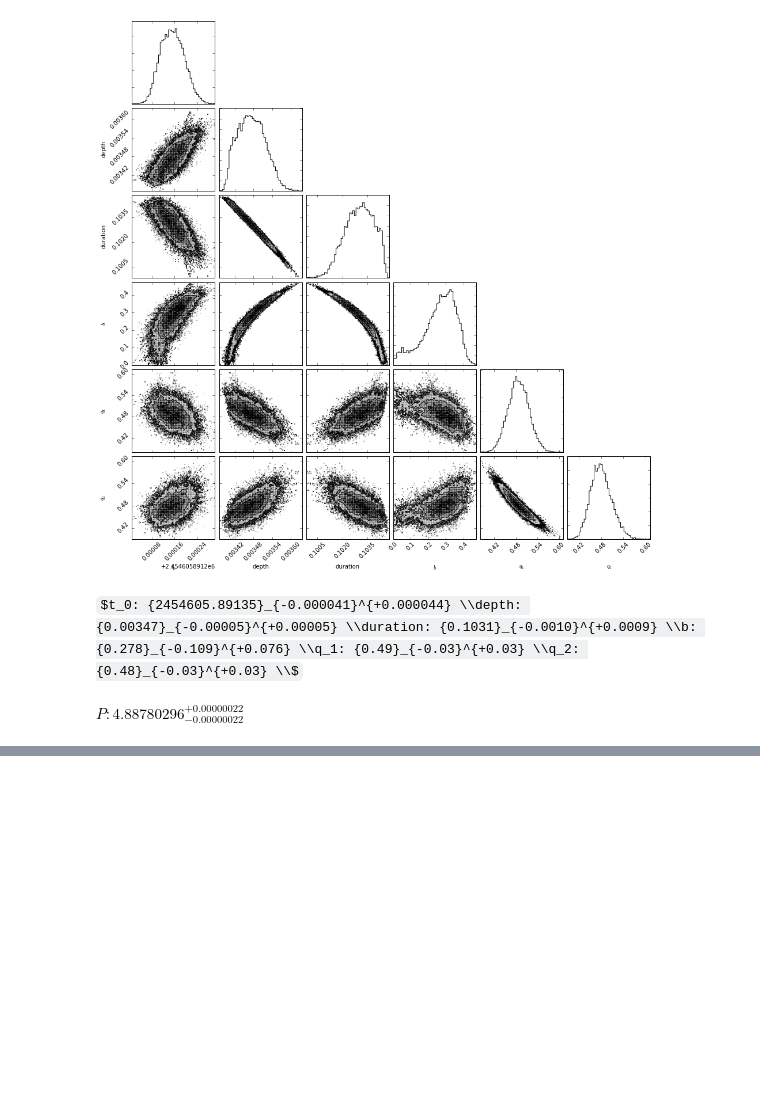
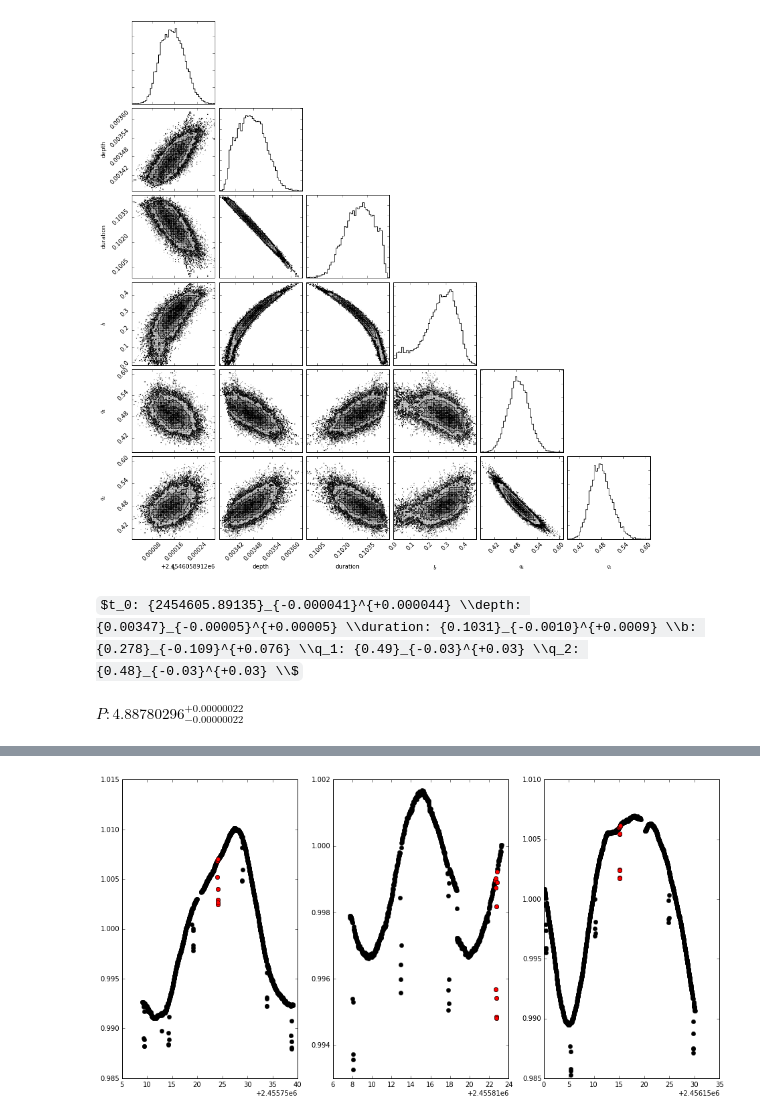
Before and after one commit to bmorris3/hat-11, a Jupyter notebook: data/fit_transit.ipynb, the cells around one changed output, grey strips where cells are left out. Saved outputs shown, nothing was run; the diff lists cells and outputs as text; code cells hidden in the pictures; some formulas as TeX source; blank space fills up the shorter version.

```diff
--- a/data/fit_transit.ipynb
+++ b/data/fit_transit.ipynb
@@ -310,0 +343,19 @@ plt.show()
+# %%
+long_cadence = LightCurve.from_dir('../lightcurves/normalized_long')
+
+fig, ax = plt.subplots(1, 3, figsize=(16, 7))
+for i in range(len(t_splits) - 1):
+    start, stop = t_splits[i], t_splits[i+1]
+    mean_jd = np.mean(transit_lc.times.jd[start:stop])
+
+    in_broad_window = np.abs(long_cadence.times.jd - mean_jd) < 15
+    in_narrow_window = np.abs(long_cadence.times.jd - mean_jd) < 0.1
+
+    ax[i].plot(long_cadence.times.jd[in_broad_window],
+               long_cadence.fluxes[in_broad_window], 'ko')
+    ax[i].plot(long_cadence.times.jd[in_narrow_window],
+               long_cadence.fluxes[in_narrow_window], 'ro')
+
+plt.show()
+# %% [output]
+[figure, added]
```
Also changed, not shown: parts of 5 cells of this notebook.
